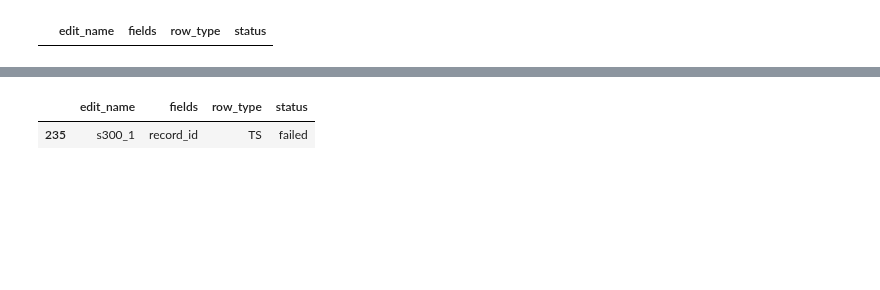
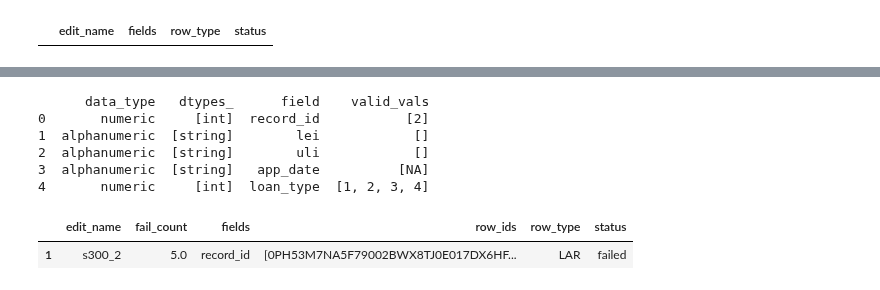
Before and after one commit to cfpb/hmda-test-files, a Jupyter notebook: python/2018_test_file_maker.ipynb, the cells around one changed output, grey strips where cells are left out. Cells and saved outputs as stored; diff of their text form; code cells hidden in the pictures; blank space fills up the shorter version.

```diff
--- a/python/2018_test_file_maker.ipynb
+++ b/python/2018_test_file_maker.ipynb
@@ -219,20 +220,29 @@ lar_frame
 5 rows × 110 columns
 # %%
 file_maker = test_data(ts_schema_df, lar_schema_df)
-file_maker.read_data_file(path="../edits_files/", data_file="passes_10_rows.txt")
+ts_data, lar_data = utils.read_data_file(path="../edits_files/", data_file="passes_10_rows.txt")
+file_maker.load_data_frames(ts_data, lar_data)
 file_maker.s300_1_file()
 file_maker.s300_2_file()
+# %% [output]
+      data_type   dtypes_      field    valid_vals
+0       numeric     [int]  record_id           [2]
+1  alphanumeric  [string]        lei            []
+2  alphanumeric  [string]        uli            []
+3  alphanumeric  [string]   app_date          [NA]
+4       numeric     [int]  loan_type  [1, 2, 3, 4]
 # %%
 validator.read_data_file(path="../edits_files/syntax/", data_file="s300_2.txt")
+validator.reset_results()
 #check data
 for func in dir(validator):
     if func[:1] in ("s", "v") and func[1:4].isdigit()==True:
         #print("applying:", func)
         getattr(validator, func)()
 
 #get validation results
 results_df = pd.DataFrame(validator.results)
 results_df[results_df.status=="failed"]
 # %% [output]
-|  | edit_name | fields | row_type | status |
-| 235 | s300_1 | record_id | TS | failed |
+|  | edit_name | fail_count | fields | row_ids | row_type | status |
+| 1 | s300_2 | 5.0 | record_id | [0PH53M7NA5F79002BWX8TJ0E017DX6HF... | LAR | failed |
```
Also changed, not shown: parts of 3 cells of this notebook, 1 other file.
